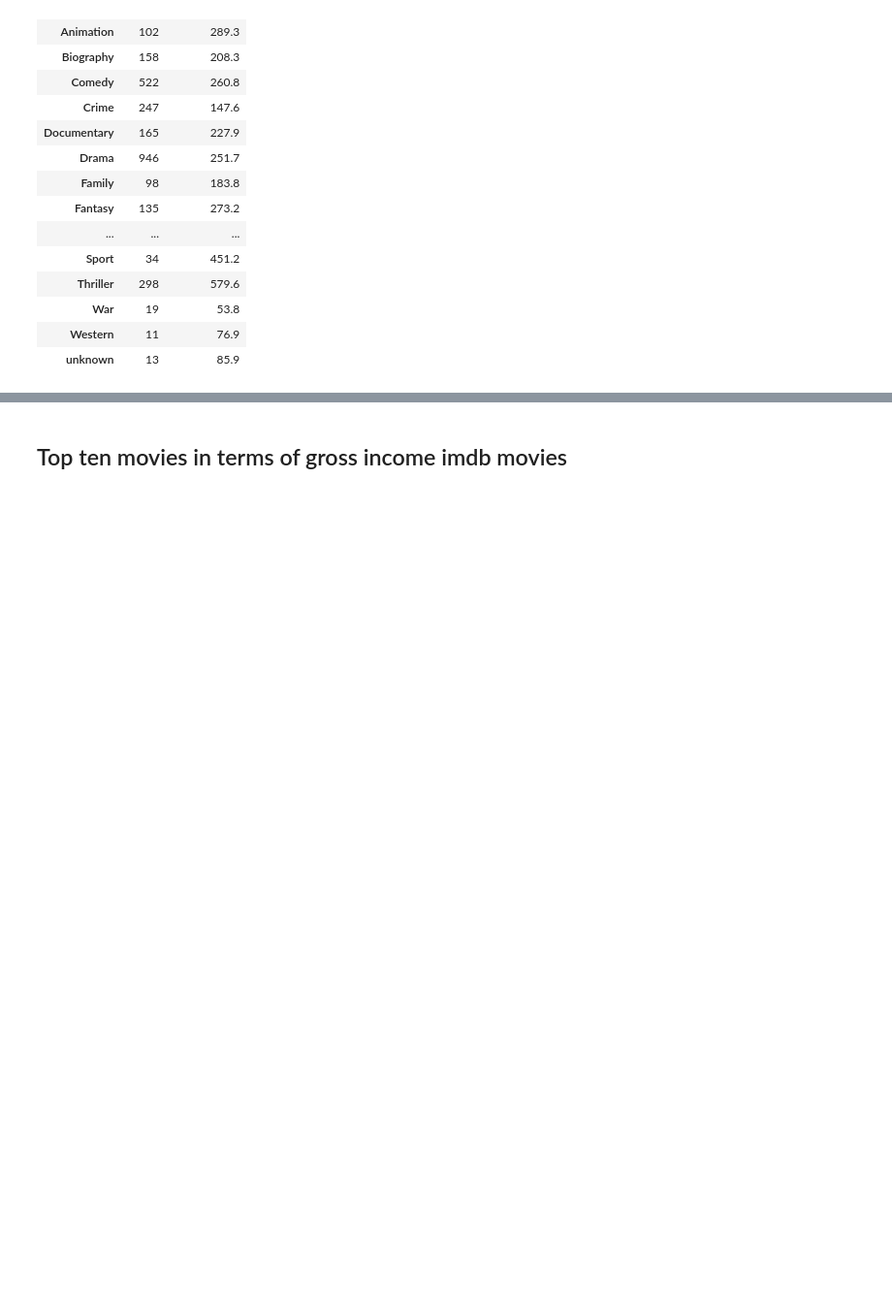
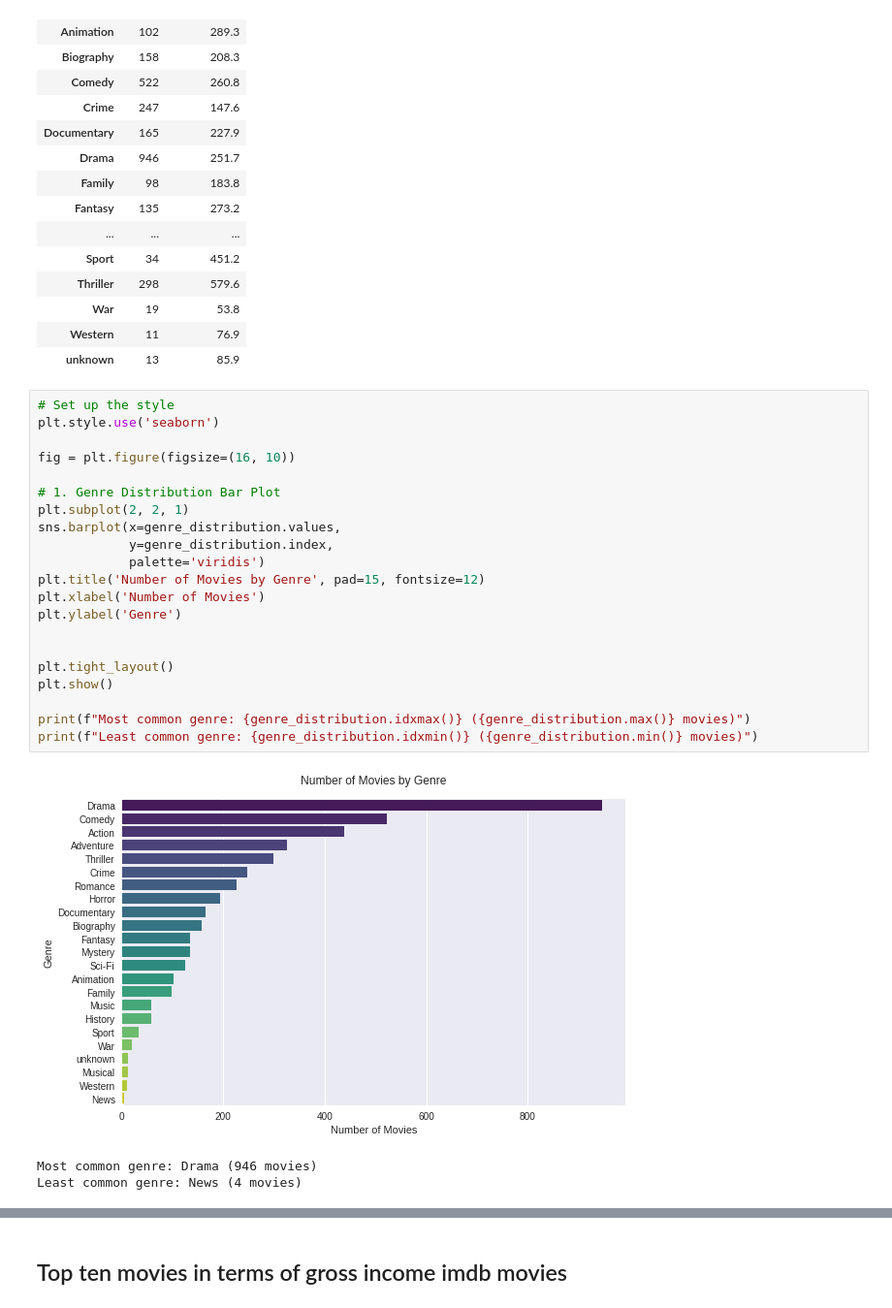
Before and after one commit to CHERUTO-CYNTHIA/dsc-phase-2-project-v3, a Jupyter notebook: student.ipynb, the cells around one changed output, grey strips where cells are left out. Shown at 97% size. Saved outputs shown, nothing was run; the diff lists cells and outputs as text; blank space fills up the shorter version.

```diff
--- a/student.ipynb
+++ b/student.ipynb
@@ -731,4 +767,29 @@ genre_analysis
 | War | 19 | 53.8 |
 | Western | 11 | 76.9 |
 | unknown | 13 | 85.9 |
+# %%
+# Set up the style
+plt.style.use('seaborn')
+
+fig = plt.figure(figsize=(16, 10))
+
+# 1. Genre Distribution Bar Plot
+plt.subplot(2, 2, 1)
+sns.barplot(x=genre_distribution.values,
+            y=genre_distribution.index,
+            palette='viridis')
+plt.title('Number of Movies by Genre', pad=15, fontsize=12)
+plt.xlabel('Number of Movies')
+plt.ylabel('Genre')
+
+
+plt.tight_layout()
+plt.show()
+
+print(f"Most common genre: {genre_distribution.idxmax()} ({genre_distribution.max()} movies)")
+print(f"Least common genre: {genre_distribution.idxmin()} ({genre_distribution.min()} movies)")
+# %% [output]
+[figure, added]
+Most common genre: Drama (946 movies)
+Least common genre: News (4 movies)
 # %%
```
Also changed, not shown: parts of 30 cells of this notebook, 2 other files.
